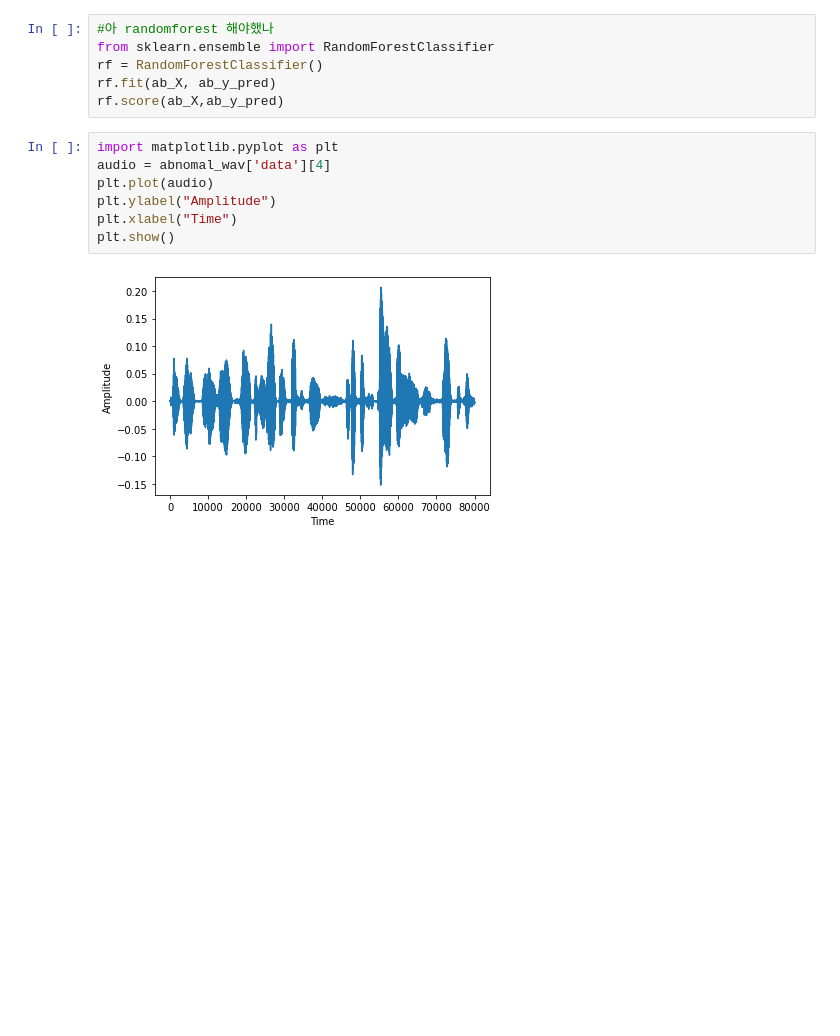
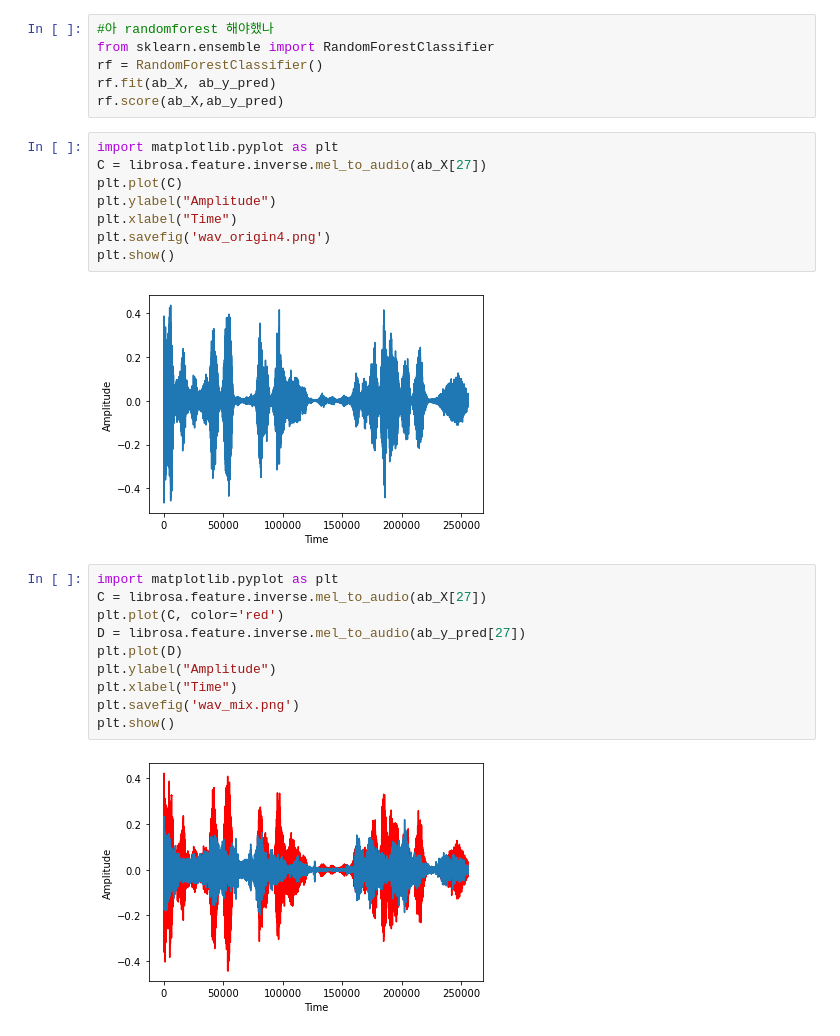
Before and after one commit to evali16/WatchMan_ipynb_ver, a Jupyter notebook: CSV로 라벨링 데이터 Mel-Spectrogram.ipynb, the cells around one changed output. Drawn from its saved outputs; the diff is of its cells as text; blank space fills up the shorter version.

```diff
--- a/CSV로 라벨링 데이터 Mel-Spectrogram.ipynb
+++ b/CSV로 라벨링 데이터 Mel-Spectrogram.ipynb
@@ -626,10 +617,23 @@ rf.fit(ab_X, ab_y_pred)
 rf.score(ab_X,ab_y_pred)
 # %%
 import matplotlib.pyplot as plt
-audio = abnomal_wav['data'][4]
-plt.plot(audio)
+C = librosa.feature.inverse.mel_to_audio(ab_X[27])
+plt.plot(C)
 plt.ylabel("Amplitude")
 plt.xlabel("Time")
+plt.savefig('wav_origin4.png')
 plt.show()
 # %% [output]
-[figure, old version]
+[figure, new version]
+# %%
+import matplotlib.pyplot as plt
+C = librosa.feature.inverse.mel_to_audio(ab_X[27])
+plt.plot(C, color='red')
+D = librosa.feature.inverse.mel_to_audio(ab_y_pred[27])
+plt.plot(D)
+plt.ylabel("Amplitude")
+plt.xlabel("Time")
+plt.savefig('wav_mix.png')
+plt.show()
+# %% [output]
+[figure, added]
```
Also changed, not shown: parts of 29 cells of this notebook.
